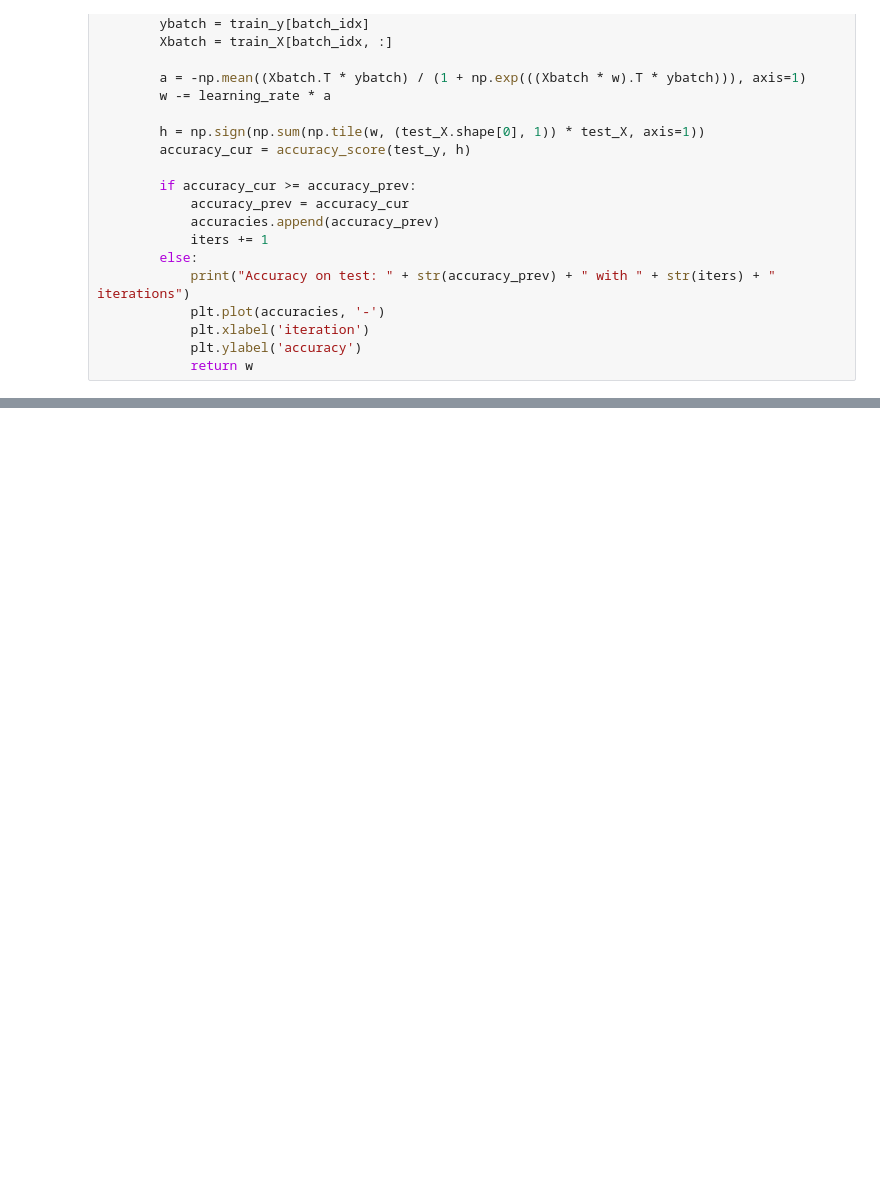
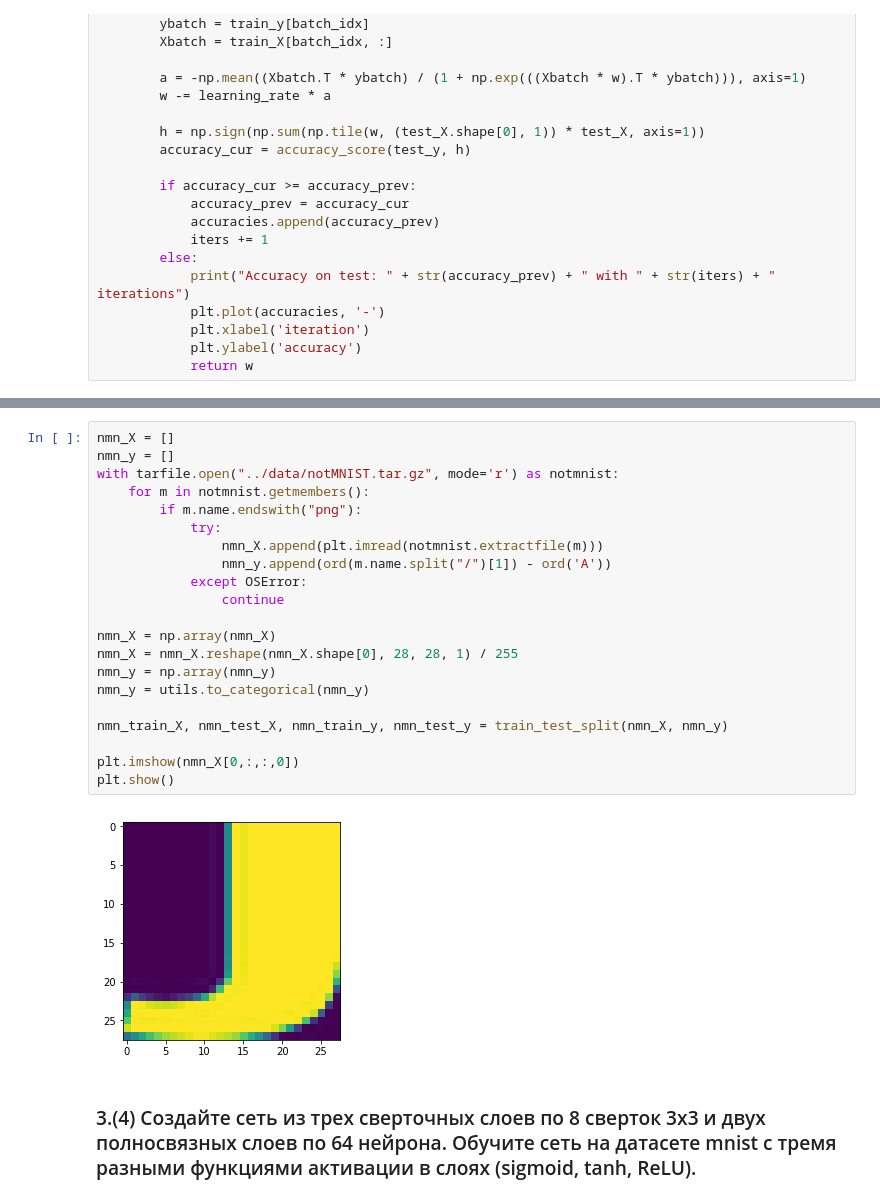
Before and after one commit to isheshukov/bioinf-ml, a Jupyter notebook: hw6/hw6.ipynb, the cells around one changed output, grey strips where cells are left out. Saved outputs shown, nothing was run; the diff lists cells and outputs as text; blank space fills up the shorter version.

```diff
--- a/hw6/hw6.ipynb
+++ b/hw6/hw6.ipynb
@@ -82,0 +96,25 @@ array([-0.42123691,  0.27316023, -0.04555728,  0.44359491,  0.99864199,
+# %%
+nmn_X = []
+nmn_y = []
+with tarfile.open("../data/notMNIST.tar.gz", mode='r') as notmnist:
+    for m in notmnist.getmembers():
+        if m.name.endswith("png"):
+            try:
+                nmn_X.append(plt.imread(notmnist.extractfile(m)))
+                nmn_y.append(ord(m.name.split("/")[1]) - ord('A'))
+            except OSError:
+                continue
+
+nmn_X = np.array(nmn_X)
+nmn_X = nmn_X.reshape(nmn_X.shape[0], 28, 28, 1) / 255
+nmn_y = np.array(nmn_y)
+nmn_y = utils.to_categorical(nmn_y)
+
+nmn_train_X, nmn_test_X, nmn_train_y, nmn_test_y = train_test_split(nmn_X, nmn_y)
+
+plt.imshow(nmn_X[0,:,:,0])
+plt.show()
+# %% [output]
+[figure, added]
+# %% [markdown]
+### 3.(4) Создайте сеть из трех сверточных слоев по 8 сверток 3х3 и двух полносвязных слоев по 64 нейрона. Обучите сеть на датасете mnist с тремя разными функциями активации в слоях (sigmoid, tanh, ReLU).
```
Also changed, not shown: parts of 10 cells of this notebook.
